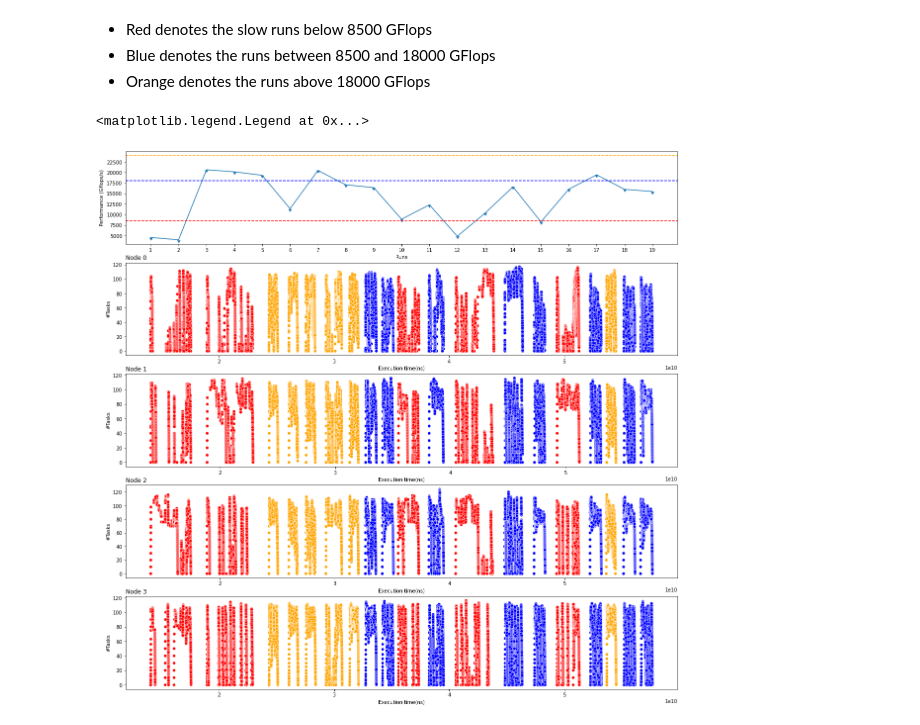
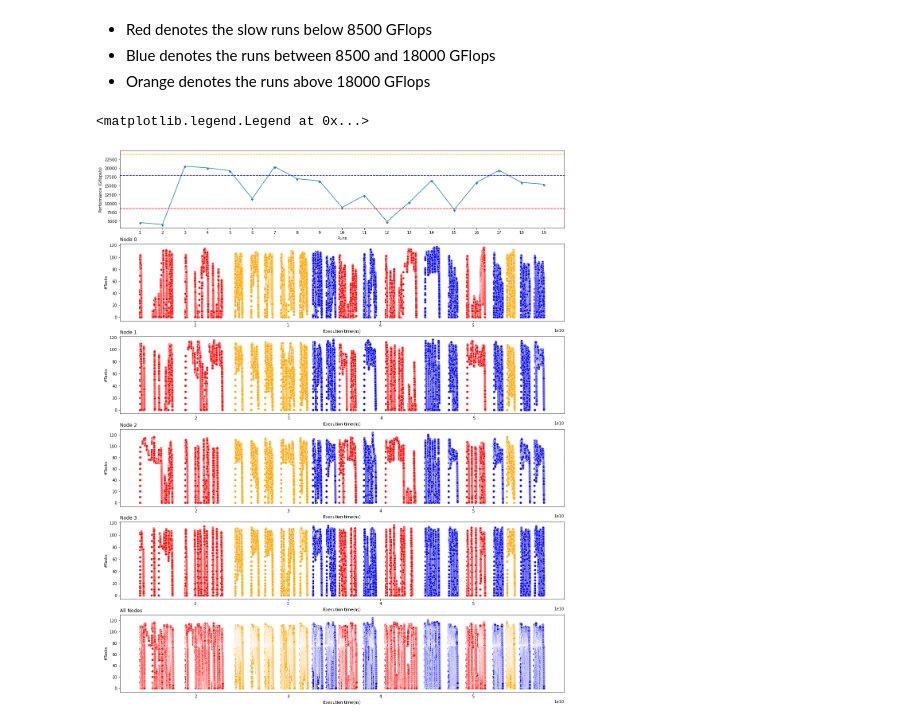
Before and after one commit to josephjohnjj/inter_node_gpu_scripts, a Jupyter notebook: GEMM_only_trace.ipynb, the cells around one changed output. Cells and saved outputs as stored; diff of their text form; code cells hidden in the pictures.

Commit message:
all nodes

```diff
--- a/GEMM_only_trace.ipynb
+++ b/GEMM_only_trace.ipynb
@@ -85,11 +85,16 @@ node_3_ref = filter_data_frame(node_3_events)
 * Red denotes the slow runs below 8500 GFlops
 * Blue denotes the runs between 8500 and 18000 GFlops
 * Orange denotes the runs above 18000 GFlops
+# %%
+#combine all nodes
+frames = [node_0_ref, node_1_ref, node_2_ref, node_3_ref]
+df_all_nodes = pd.concat(frames, axis=0)
+df_all_nodes = df_all_nodes.sort_values('complete_time')
 # %%
 
 
-fig = plt.figure(figsize=(20, 20))
-gs = GridSpec(nrows=5, ncols=1)
+fig = plt.figure(figsize=(20, 25))
+gs = GridSpec(nrows=6, ncols=1)
 
 colours=['red','red','orange','orange','orange','orange','orange','blue','blue','red','blue','red','blue', 'blue','red', 'blue', 'orange', 'blue','blue']
 
@@ -111,32 +116,38 @@ ax4.set_xlabel('Runs')
 
 
 
 ax0 = fig.add_subplot(gs[1, 0])
 sns.scatterplot(data=node_0_ref, x="complete_time", y="ready_tasks", hue='taskpool_id', palette=colours, ax=ax0).set_title("Node 0", loc='left')
 ax0.set_ylabel('#Tasks')
 ax0.set_xlabel('Execution time(ns)')
 plt.legend([],[], frameon=False)
 
 
 ax1 = fig.add_subplot(gs[2, 0])
 sns.scatterplot(data=node_1_ref, x="complete_time", y="ready_tasks", hue='taskpool_id', palette=colours, ax=ax1).set_title("Node 1", loc='left')
 ax1.set_ylabel('#Tasks')
 ax1.set_xlabel('Execution time(ns)')
 plt.legend([],[], frameon=False)
 
 ax2 = fig.add_subplot(gs[3, 0])
 sns.scatterplot(data=node_2_ref, x="complete_time", y="ready_tasks", hue='taskpool_id', palette=colours, ax=ax2).set_title("Node 2", loc='left')
 ax2.set_ylabel('#Tasks')
 ax2.set_xlabel('Execution time(ns)')
 plt.legend([],[], frameon=False)
 
 ax3 = fig.add_subplot(gs[4, 0])
 sns.scatterplot(data=node_3_ref, x="complete_time", y="ready_tasks", hue='taskpool_id', palette=colours,  ax=ax3).set_title("Node 3", loc='left')
 ax3.set_ylabel('#Tasks')
 ax3.set_xlabel('Execution time(ns)')
 plt.legend([],[], frameon=False)
 
-#fig.savefig('GEMM_tasks_distr.png', dpi=300, bbox_inches='tight')
+ax5 = fig.add_subplot(gs[5, 0])
+sns.scatterplot(data=df_all_nodes, x="complete_time", y="ready_tasks", hue='taskpool_id', palette=colours, ax=ax5).set_title("All Nodes", loc='left')
+ax5.set_ylabel('#Tasks')
+ax5.set_xlabel('Execution time(ns)')
+plt.legend([],[], frameon=False)
+
+fig.savefig('GEMM_tasks_distr.png', dpi=300, bbox_inches='tight')
 # %% [output]
 <matplotlib.legend.Legend at 0x...>
-[figure, old version]
+[figure, new version]
```
Also changed, not shown: 3 other files.
